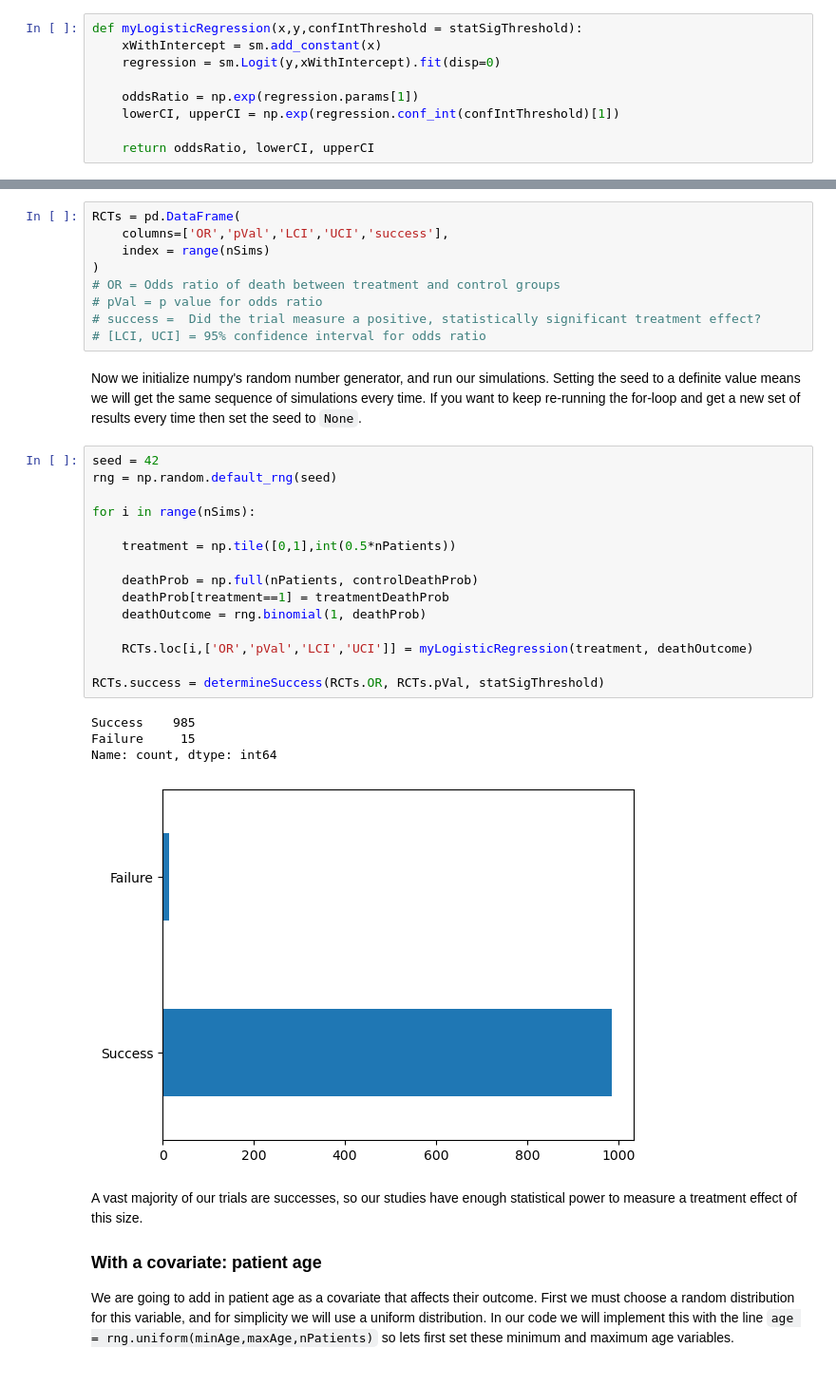
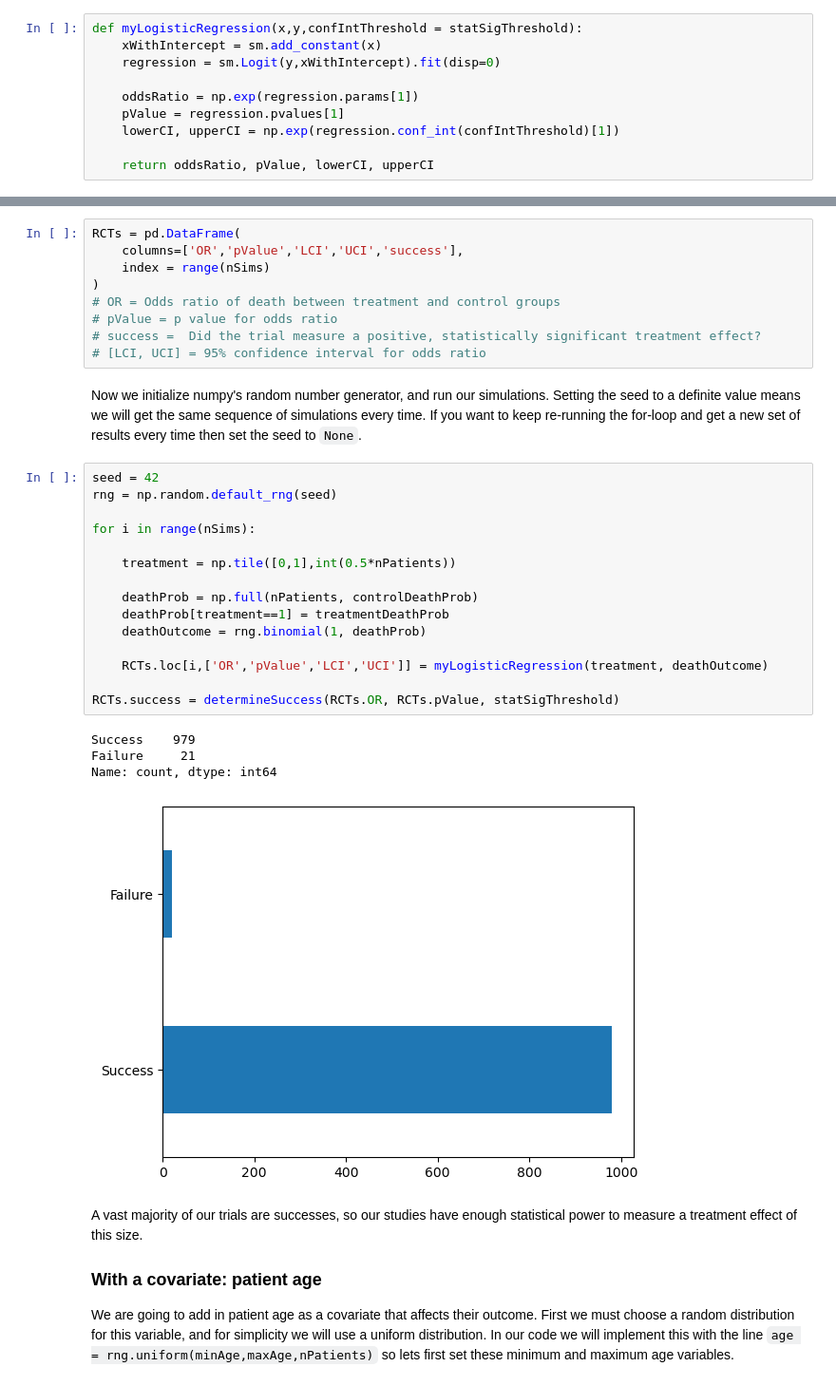
Before and after one commit to benmccanna/Trial-Simulation, a Jupyter notebook: Trial_Simulation.ipynb, the cells around one changed output, grey strips where cells are left out. Shown at 95% size. Saved outputs shown, nothing was run; the diff lists cells and outputs as text.

```diff
--- a/Trial_Simulation.ipynb
+++ b/Trial_Simulation.ipynb
@@ -79,9 +92,10 @@ def myLogisticRegression(x,y,confIntThreshold = statSigThreshold):
     regression = sm.Logit(y,xWithIntercept).fit(disp=0)
 
     oddsRatio = np.exp(regression.params[1])
+    pValue = regression.pvalues[1]
     lowerCI, upperCI = np.exp(regression.conf_int(confIntThreshold)[1])
 
-    return oddsRatio, lowerCI, upperCI
+    return oddsRatio, pValue, lowerCI, upperCI
 # %% [markdown]
 ### Trial success function
 This function will compute the success of simulated trials given their odds ratios and p-values, according to some statistical significance threshold. It will then display the number of successful and unsuccessful trials and plot them on a bar chart.
@@ -102,11 +118,11 @@ def determineSuccess(oddsRatio, pValue, pValThreshold = statSigThreshold, displa
 First, we will simulate a bunch of randomised controlled trials (RCTs). We'll start by initializing a dataframe with `nSims` rows which will store the odds ratio, p-value, and $95$% confidence interval of each trial, as well as whether that trial was a success.
 # %%
 RCTs = pd.DataFrame(
-    columns=['OR','pVal','LCI','UCI','success'],
+    columns=['OR','pValue','LCI','UCI','success'],
     index = range(nSims)
 )
 # OR = Odds ratio of death between treatment and control groups
-# pVal = p value for odds ratio
+# pValue = p value for odds ratio
 # success =  Did the trial measure a positive, statistically significant treatment effect?
 # [LCI, UCI] = 95% confidence interval for odds ratio
 # %% [markdown]
@@ -114,23 +130,23 @@ Now we initialize numpy's random number generator, and run our simulations. Sett
 # %%
 seed = 42
 rng = np.random.default_rng(seed)
 
 for i in range(nSims):
 
     treatment = np.tile([0,1],int(0.5*nPatients))
 
     deathProb = np.full(nPatients, controlDeathProb)
     deathProb[treatment==1] = treatmentDeathProb
     deathOutcome = rng.binomial(1, deathProb)
 
-    RCTs.loc[i,['OR','pVal','LCI','UCI']] = myLogisticRegression(treatment, deathOutcome)
+    RCTs.loc[i,['OR','pValue','LCI','UCI']] = myLogisticRegression(treatment, deathOutcome)
 
-RCTs.success = determineSuccess(RCTs.OR, RCTs.pVal, statSigThreshold)
+RCTs.success = determineSuccess(RCTs.OR, RCTs.pValue, statSigThreshold)
 # %% [output]
-Success    985
-Failure     15
+Success    979
+Failure     21
 Name: count, dtype: int64
-[figure, old version]
+[figure, new version]
 # %% [markdown]
 A vast majority of our trials are successes, so our studies have enough statistical power to measure a treatment effect of this size.
 ### With a covariate: patient age
```
Also changed, not shown: parts of 10 cells of this notebook.
